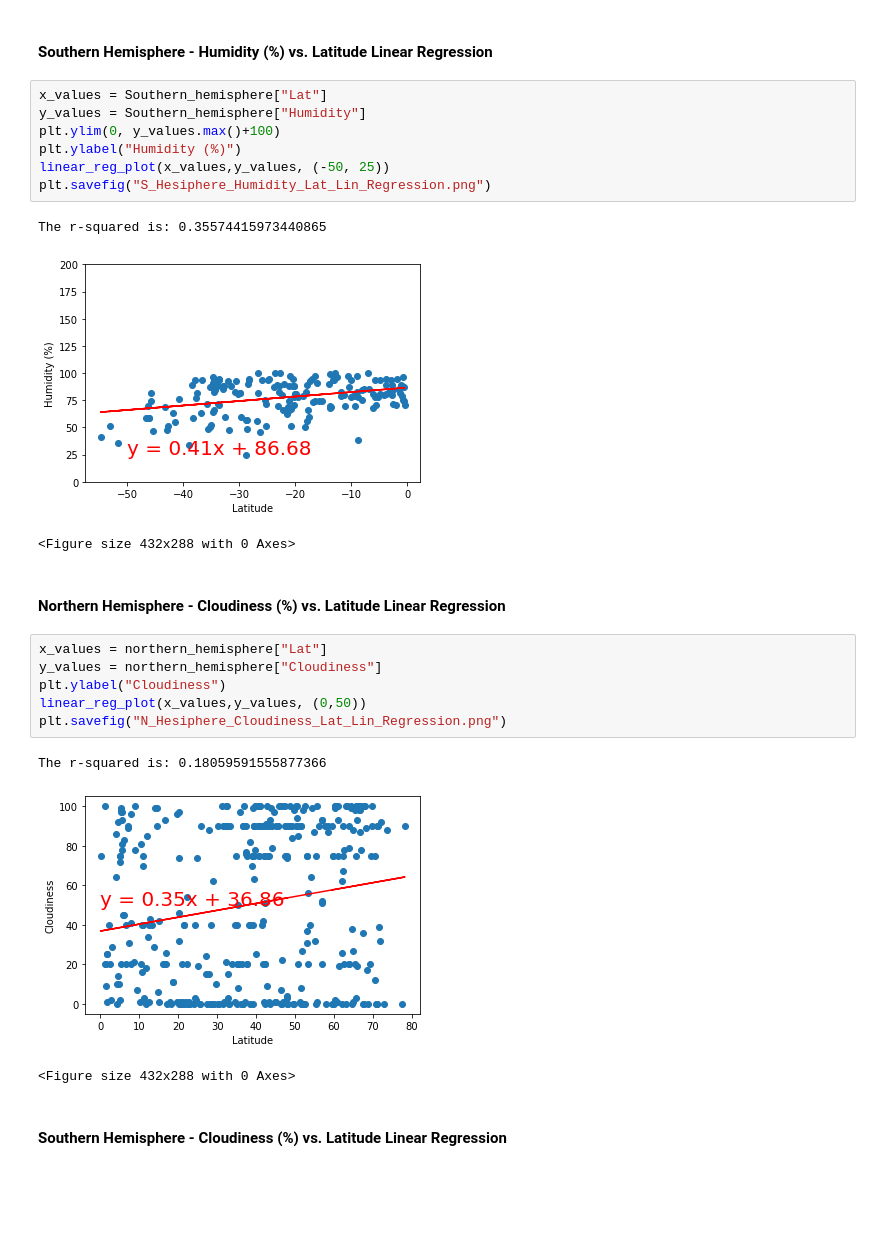
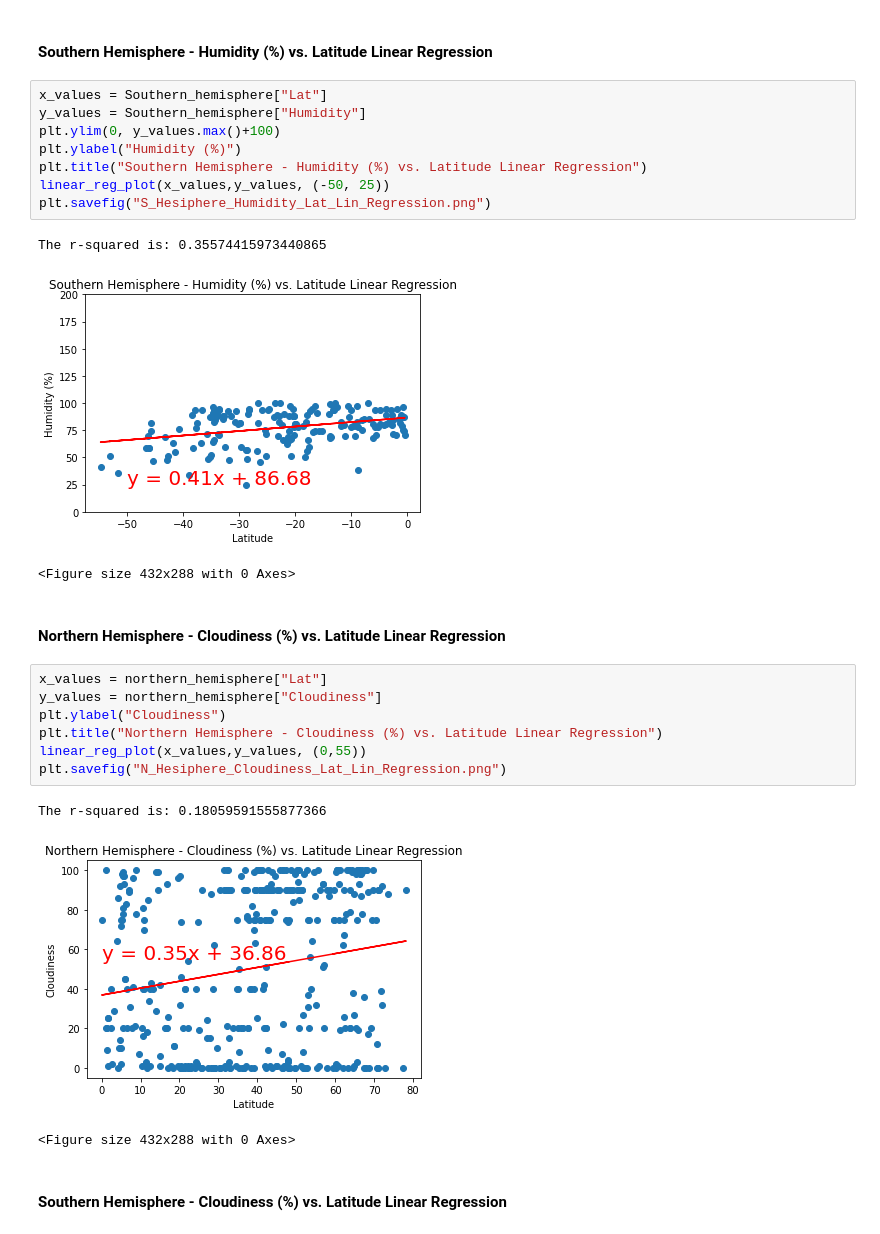
Before and after one commit to emersonmolett/python-api-challenge, a Jupyter notebook: WeatherPy/WeatherPy.ipynb, the cells around one changed output. Saved outputs shown, nothing was run; the diff lists cells and outputs as text; blank space fills up the shorter version.

```diff
--- a/WeatherPy/WeatherPy.ipynb
+++ b/WeatherPy/WeatherPy.ipynb
@@ -316,13 +318,14 @@ The r-squared is: 0.19165882066794768
 # %%
 x_values = Southern_hemisphere["Lat"]
 y_values = Southern_hemisphere["Humidity"]
 plt.ylim(0, y_values.max()+100)
 plt.ylabel("Humidity (%)")
+plt.title("Southern Hemisphere - Humidity (%) vs. Latitude Linear Regression")
 linear_reg_plot(x_values,y_values, (-50, 25))
 plt.savefig("S_Hesiphere_Humidity_Lat_Lin_Regression.png")
 # %% [output]
 The r-squared is: 0.35574415973440865
-[figure, old version]
+[figure, new version]
 <Figure size 432x288 with 0 Axes>
 # %% [markdown]
 ####  Northern Hemisphere - Cloudiness (%) vs. Latitude Linear Regression
@@ -330,11 +333,12 @@ The r-squared is: 0.35574415973440865
 x_values = northern_hemisphere["Lat"]
 y_values = northern_hemisphere["Cloudiness"]
 plt.ylabel("Cloudiness")
-linear_reg_plot(x_values,y_values, (0,50))
+plt.title("Northern Hemisphere - Cloudiness (%) vs. Latitude Linear Regression")
+linear_reg_plot(x_values,y_values, (0,55))
 plt.savefig("N_Hesiphere_Cloudiness_Lat_Lin_Regression.png")
 # %% [output]
 The r-squared is: 0.18059591555877366
-[figure, old version]
+[figure, new version]
 <Figure size 432x288 with 0 Axes>
 # %% [markdown]
 ####  Southern Hemisphere - Cloudiness (%) vs. Latitude Linear Regression
```
Also changed, not shown: parts of 6 cells of this notebook, 6 other files.
